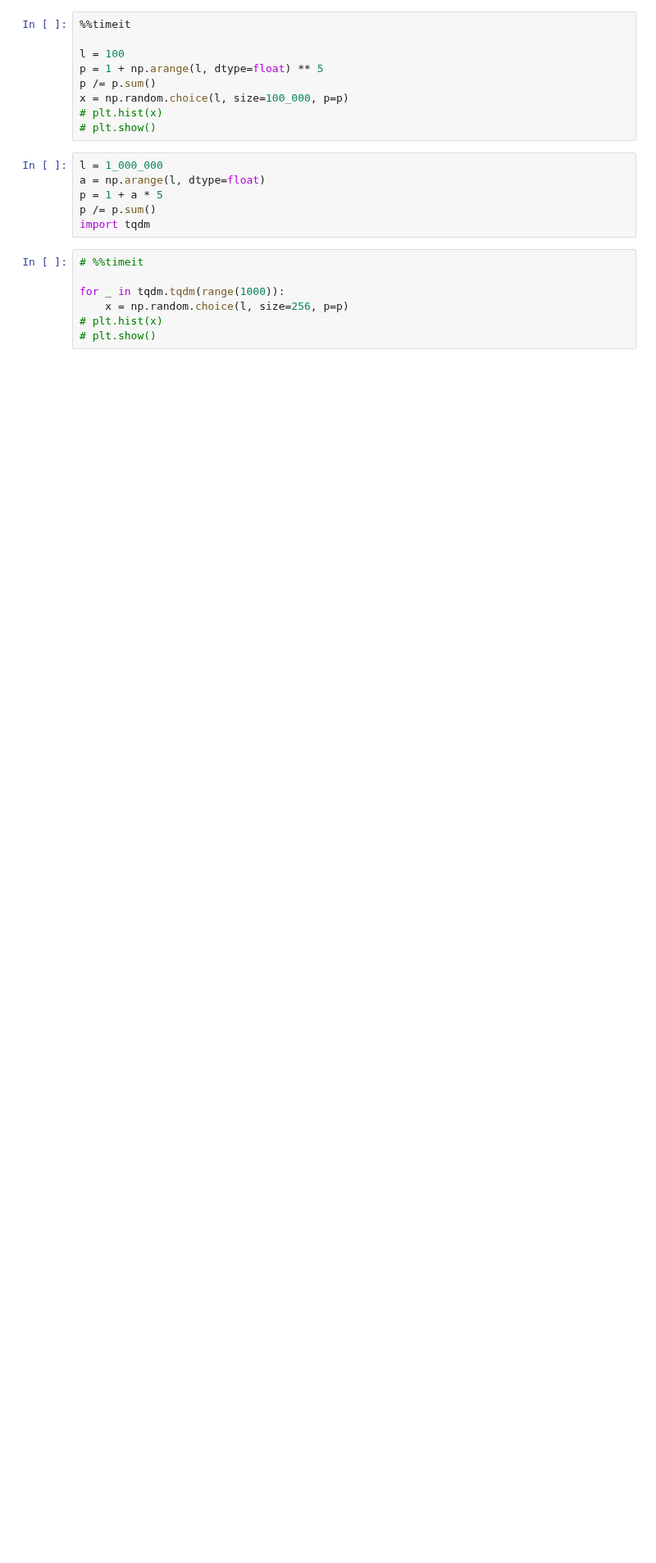
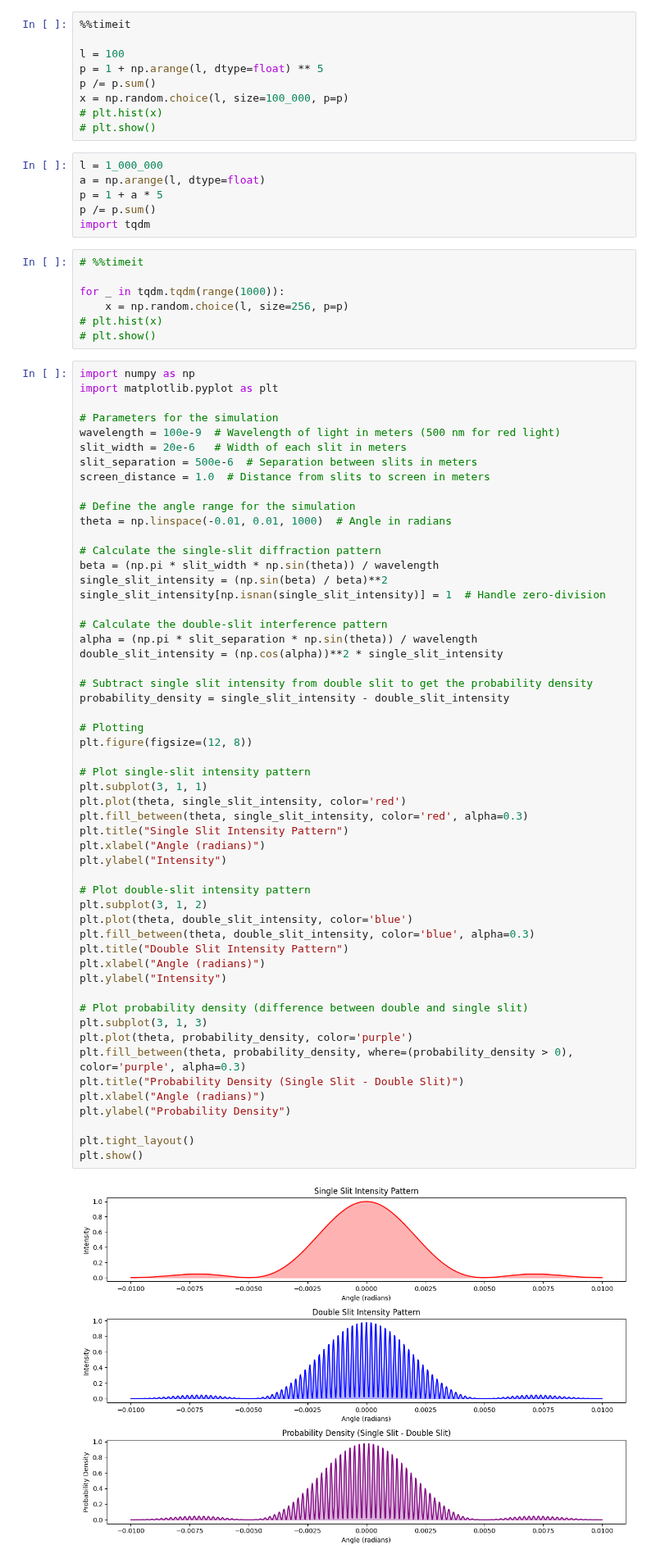
Before and after one commit to brn-dev/pytorch-repository, a Jupyter notebook: notebooks/tmp.ipynb, the cells around one changed output. Shown at 82% size. Drawn from its saved outputs; the diff is of its cells as text; blank space fills up the shorter version.

```diff
--- a/notebooks/tmp.ipynb
+++ b/notebooks/tmp.ipynb
@@ -1046,3 +1046,59 @@ for _ in tqdm.tqdm(range(1000)):
     x = np.random.choice(l, size=256, p=p)
 # plt.hist(x)
 # plt.show()
+# %%
+import numpy as np
+import matplotlib.pyplot as plt
+
+# Parameters for the simulation
+wavelength = 100e-9  # Wavelength of light in meters (500 nm for red light)
+slit_width = 20e-6   # Width of each slit in meters
+slit_separation = 500e-6  # Separation between slits in meters
+screen_distance = 1.0  # Distance from slits to screen in meters
+
+# Define the angle range for the simulation
+theta = np.linspace(-0.01, 0.01, 1000)  # Angle in radians
+
+# Calculate the single-slit diffraction pattern
+beta = (np.pi * slit_width * np.sin(theta)) / wavelength
+single_slit_intensity = (np.sin(beta) / beta)**2
+single_slit_intensity[np.isnan(single_slit_intensity)] = 1  # Handle zero-division
+
+# Calculate the double-slit interference pattern
+alpha = (np.pi * slit_separation * np.sin(theta)) / wavelength
+double_slit_intensity = (np.cos(alpha))**2 * single_slit_intensity
+
+# Subtract single slit intensity from double slit to get the probability density
+probability_density = single_slit_intensity - double_slit_intensity
+
+# Plotting
+plt.figure(figsize=(12, 8))
+
+# Plot single-slit intensity pattern
+plt.subplot(3, 1, 1)
+plt.plot(theta, single_slit_intensity, color='red')
+plt.fill_between(theta, single_slit_intensity, color='red', alpha=0.3)
+plt.title("Single Slit Intensity Pattern")
+plt.xlabel("Angle (radians)")
+plt.ylabel("Intensity")
+
+# Plot double-slit intensity pattern
+plt.subplot(3, 1, 2)
+plt.plot(theta, double_slit_intensity, color='blue')
+plt.fill_between(theta, double_slit_intensity, color='blue', alpha=0.3)
+plt.title("Double Slit Intensity Pattern")
+plt.xlabel("Angle (radians)")
+plt.ylabel("Intensity")
+
+# Plot probability density (difference between double and single slit)
+plt.subplot(3, 1, 3)
+plt.plot(theta, probability_density, color='purple')
+plt.fill_between(theta, probability_density, where=(probability_density > 0), color='purple', alpha=0.3)
+plt.title("Probability Density (Single Slit - Double Slit)")
+plt.xlabel("Angle (radians)")
+plt.ylabel("Probability Density")
+
+plt.tight_layout()
+plt.show()
+# %% [output]
+[figure, added]
```
Also changed, not shown: 21 other files.
